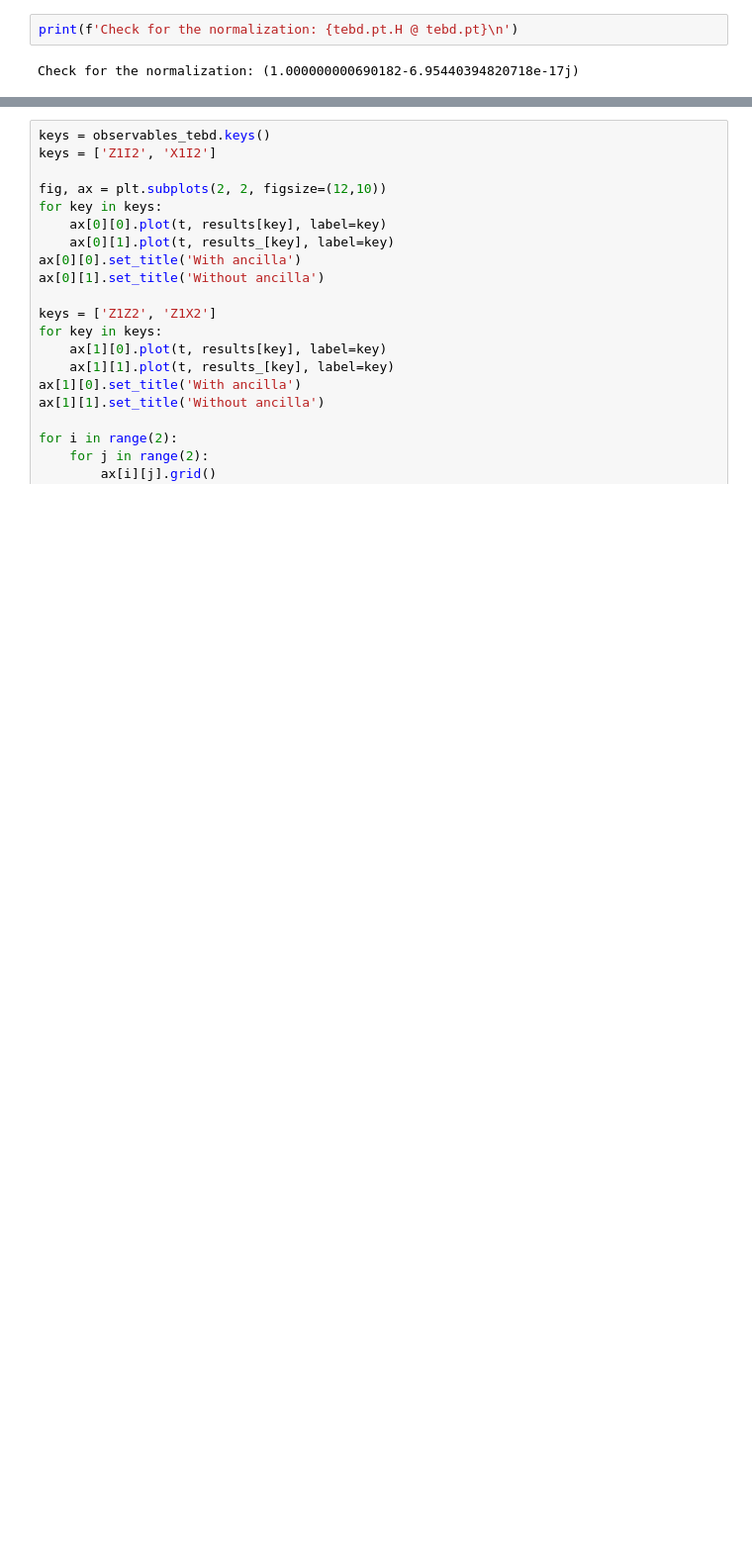
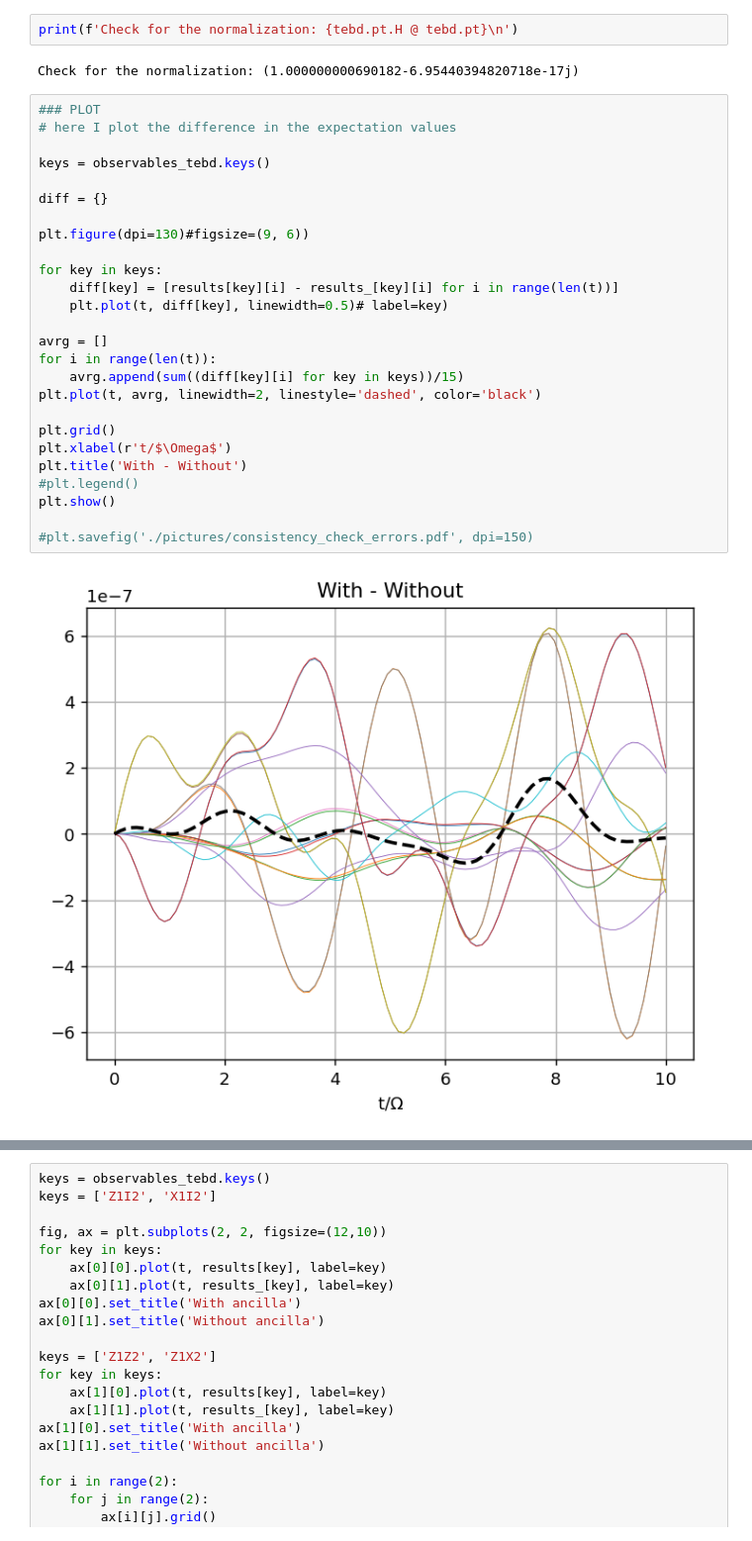
Before and after one commit to giovannicemin/master_thesis, a Jupyter notebook: consistency_check_2.ipynb, the cells around one changed output, grey strips where cells are left out. Shown at 99% size. Cells and saved outputs as stored; diff of their text form; blank space fills up the shorter version.

```diff
--- a/consistency_check_2.ipynb
+++ b/consistency_check_2.ipynb
@@ -183,6 +183,34 @@ Time:48s
 print(f'Check for the normalization: {tebd.pt.H @ tebd.pt}\n')
 # %% [output]
 Check for the normalization: (1.000000000690182-6.95440394820718e-17j)
+# %%
+### PLOT
+# here I plot the difference in the expectation values
+
+keys = observables_tebd.keys()
+
+diff = {}
+
+plt.figure(dpi=130)#figsize=(9, 6))
+
+for key in keys:
+    diff[key] = [results[key][i] - results_[key][i] for i in range(len(t))]
+    plt.plot(t, diff[key], linewidth=0.5)# label=key)
+
+avrg = []
+for i in range(len(t)):
+    avrg.append(sum((diff[key][i] for key in keys))/15)
+plt.plot(t, avrg, linewidth=2, linestyle='dashed', color='black')
+
+plt.grid()
+plt.xlabel(r't/$\Omega$')
+plt.title('With - Without')
+#plt.legend()
+plt.show()
+
+#plt.savefig('./pictures/consistency_check_errors.pdf', dpi=150)
+# %% [output]
+[figure, added]
 # %%
 ### PLOT
 # here I plot the difference in the expectation values
```
Also changed, not shown: parts of 7 cells of this notebook, 3 other files.
